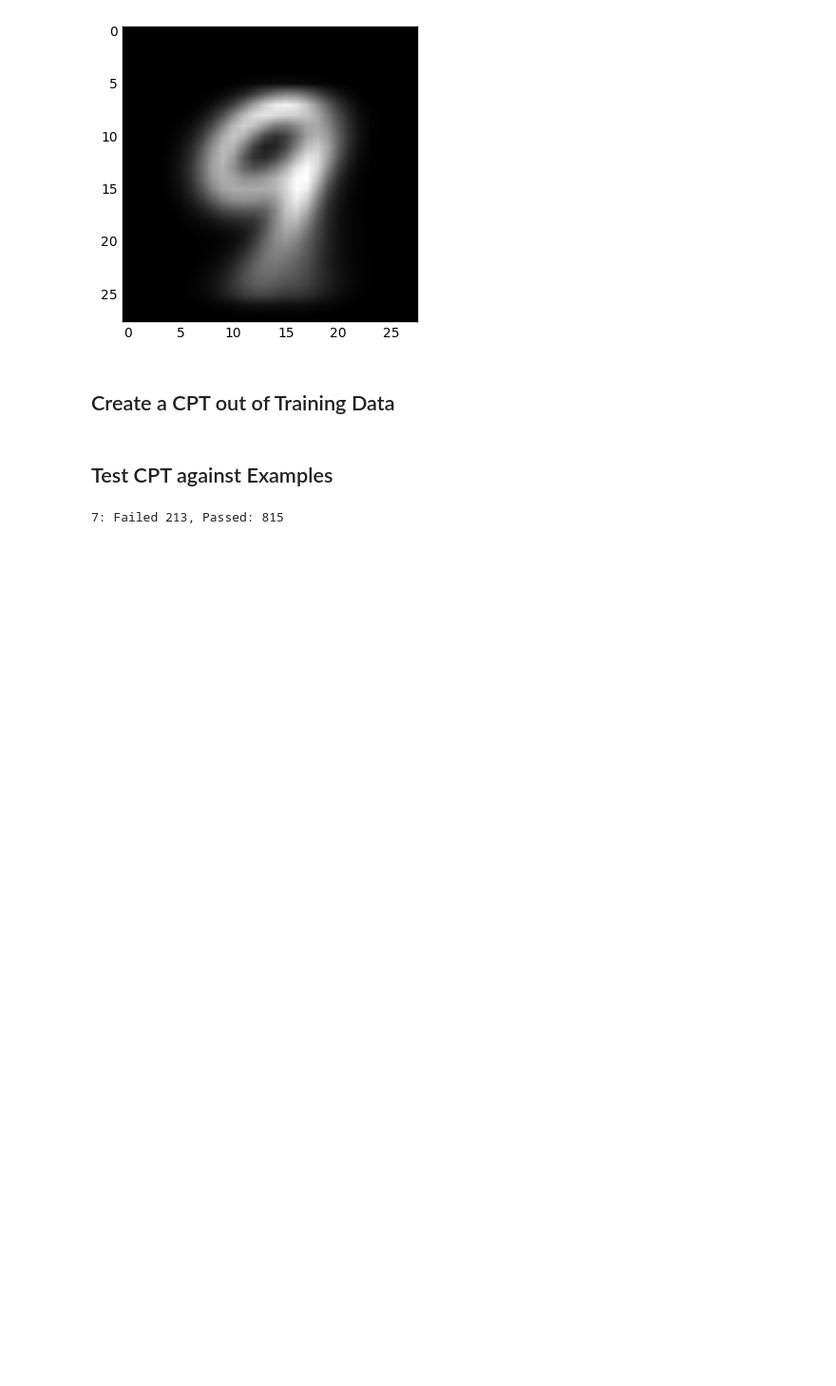
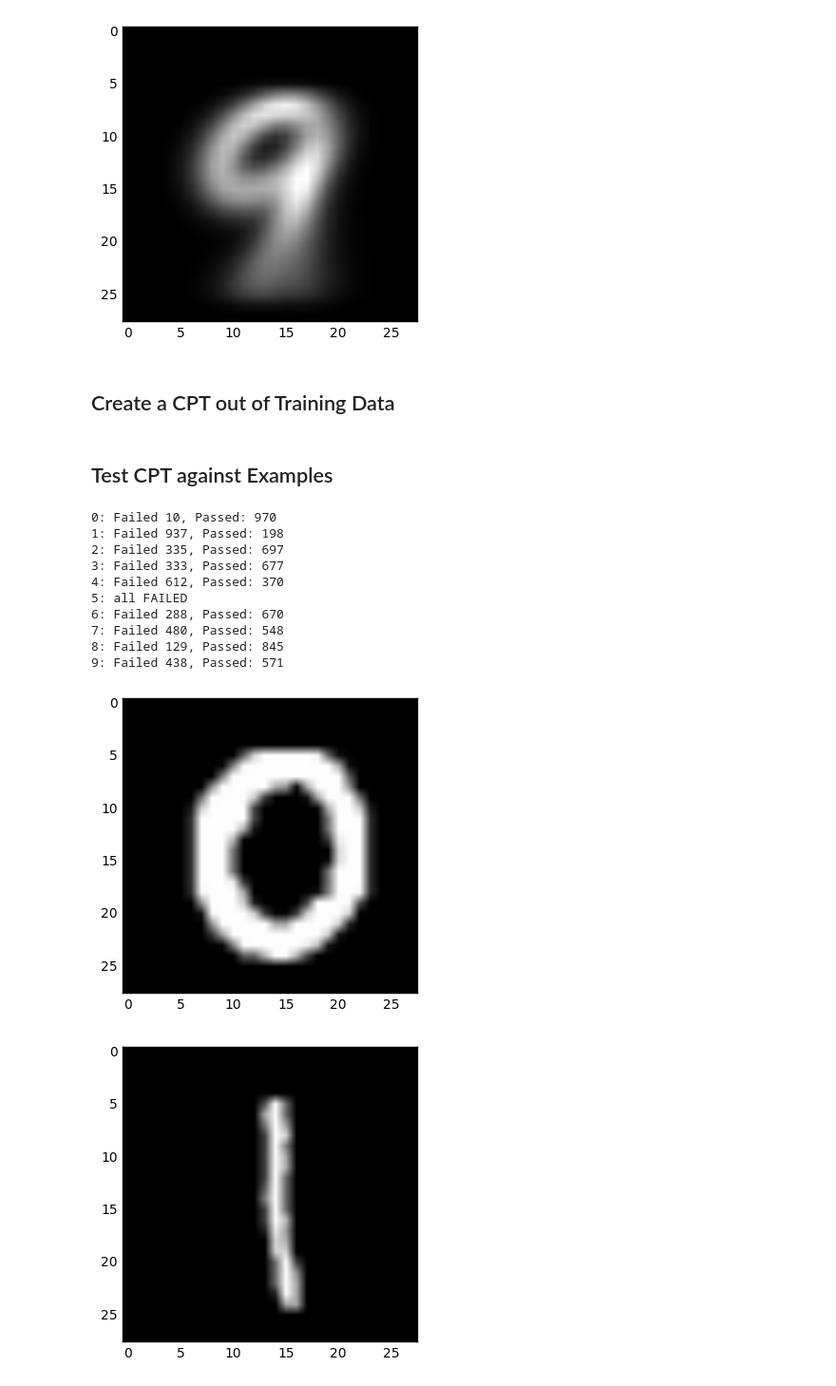
Before and after one commit to anyatran/vision, a Jupyter notebook: src/main_notebook.ipynb, the cells around one changed output. Shown at 95% size. Cells and saved outputs as stored; diff of their text form; code cells hidden in the pictures; blank space fills up the shorter version.

```diff
--- a/src/main_notebook.ipynb
+++ b/src/main_notebook.ipynb
@@ -107,26 +107,40 @@ cpt = generate_cpt(digits)
 # %%
 # test a given digit
 # so far only 7 and 0 are passing
 def testing(digit):
     images, labels = load_mnist('testing', digits=[digit])
-#     plt.figure()
-#     plt.subplot(1, 1, 1)
-#     plt.imshow(testing_image, cmap = 'gray')
-#     print testing_image
+    plt.figure()
+    plt.subplot(1, 1, 1)
+    plt.imshow(images[500], cmap = 'gray')
     correctness = []
     for testing_image in images:
-        labels_results = []
+        labels_probability = np.zeros(10)
         for index_y, y in enumerate(testing_image):
             for index_x, value in enumerate(y):
                 # if it's not black
                 if value > 0:
                     closest_label = np.argmax(cpt[index_y][index_x])
-                    labels_results.append(closest_label)
-        # count the frequency of each digit
-        counts = np.bincount(labels_results)
-        predicted_label = np.argmax(counts)
+                    labels_probability += cpt[index_y][index_x]
+
+        predicted_label = np.argmax(labels_probability)
         correctness.append(predicted_label == digit)
-    print "%d: Failed %d, Passed: %d" % (digit, np.bincount(correctness)[0], np.bincount(correctness)[1])# [False, True]
-testing(7)
+    correctness_count = np.bincount(correctness)
+    if len(correctness_count) is 1:
+        print "%d: all FAILED" % (digit)
+    else:
+        print "%d: Failed %d, Passed: %d" % (digit, np.bincount(correctness)[0], np.bincount(correctness)[1])
+for digit in range(0, 10):
+    testing(digit)
 # %% [output]
-7: Failed 213, Passed: 815
+0: Failed 10, Passed: 970
+1: Failed 937, Passed: 198
+2: Failed 335, Passed: 697
+3: Failed 333, Passed: 677
+4: Failed 612, Passed: 370
+5: all FAILED
+6: Failed 288, Passed: 670
+7: Failed 480, Passed: 548
+8: Failed 129, Passed: 845
+9: Failed 438, Passed: 571
+[figure, added]
+[figure, added]
```
Also changed, not shown: parts of 1 cell of this notebook.
